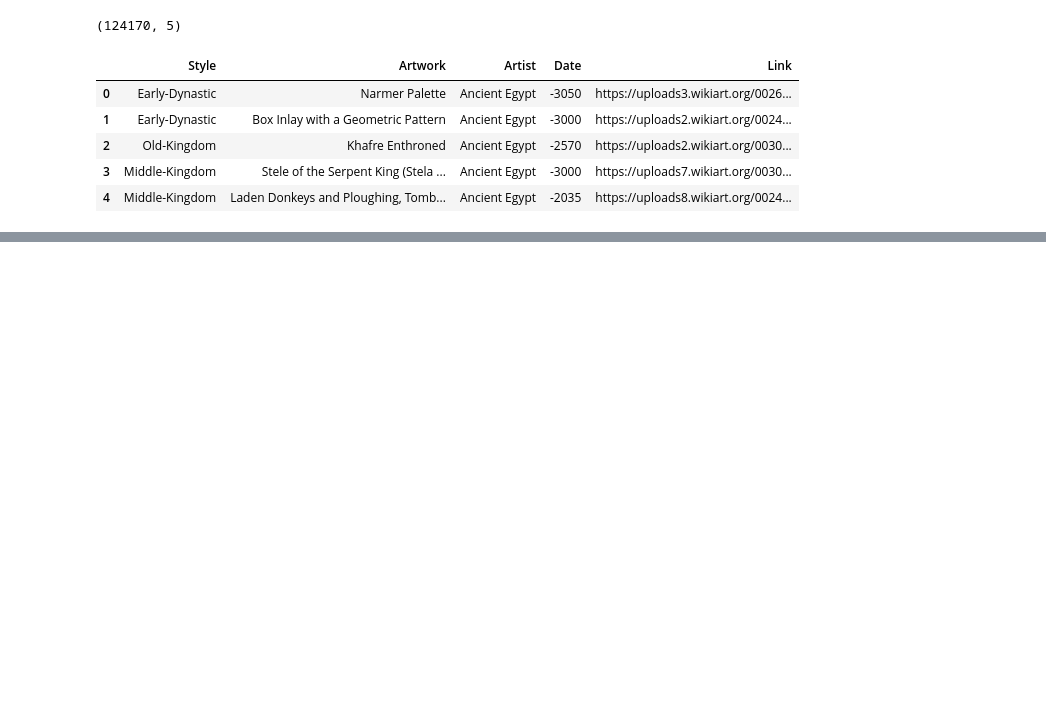
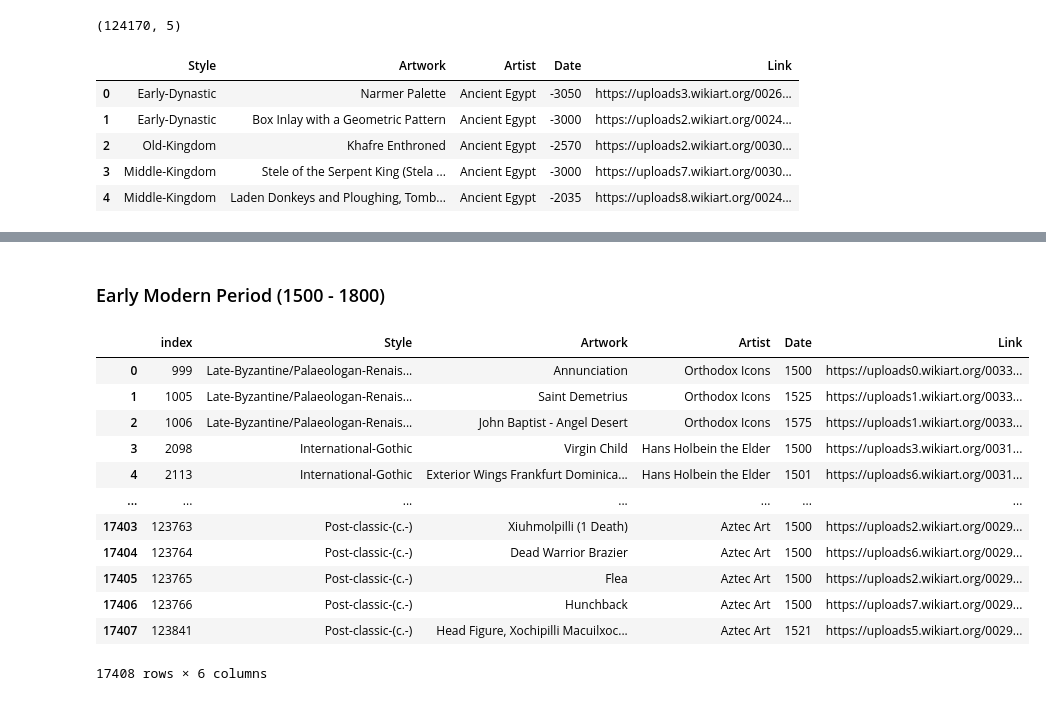
Before and after one commit to annielouu/artwork_evolution_analysis, a Jupyter notebook: wikiart_NLP.ipynb, the cells around one changed output, grey strips where cells are left out. Saved outputs shown, nothing was run; the diff lists cells and outputs as text; code cells hidden in the pictures; blank space fills up the shorter version.

```diff
--- a/wikiart_NLP.ipynb
+++ b/wikiart_NLP.ipynb
@@ -121,0 +265,21 @@ Error:
+# %% [markdown]
+### Early Modern Period (1500 - 1800)
+# %%
+wikiart_earlymo = wikiart[(wikiart['Date'] >= 1500) & (wikiart['Date'] < 1800)]
+wikiart_earlymo.reset_index(inplace=True)
+wikiart_earlymo['Artwork'] = wikiart_earlymo['Artwork'].apply(remove_stop_words)
+wikiart_earlymo
+# %% [output]
+|  | index | Style | Artwork | Artist | Date | Link |
+| 0 | 999 | Late-Byzantine/Palaeologan-Renais... | Annunciation | Orthodox Icons | 1500 | https://uploads0.wikiart.org/0033... |
+| 1 | 1005 | Late-Byzantine/Palaeologan-Renais... | Saint Demetrius | Orthodox Icons | 1525 | https://uploads1.wikiart.org/0033... |
+| 2 | 1006 | Late-Byzantine/Palaeologan-Renais... | John Baptist - Angel Desert | Orthodox Icons | 1575 | https://uploads1.wikiart.org/0033... |
+| 3 | 2098 | International-Gothic | Virgin Child | Hans Holbein the Elder | 1500 | https://uploads3.wikiart.org/0031... |
+| 4 | 2113 | International-Gothic | Exterior Wings Frankfurt Dominica... | Hans Holbein the Elder | 1501 | https://uploads6.wikiart.org/0031... |
+| ... | ... | ... | ... | ... | ... | ... |
+| 17403 | 123763 | Post-classic-(c.-) | Xiuhmolpilli (1 Death) | Aztec Art | 1500 | https://uploads2.wikiart.org/0029... |
+| 17404 | 123764 | Post-classic-(c.-) | Dead Warrior Brazier | Aztec Art | 1500 | https://uploads6.wikiart.org/0029... |
+| 17405 | 123765 | Post-classic-(c.-) | Flea | Aztec Art | 1500 | https://uploads2.wikiart.org/0029... |
+| 17406 | 123766 | Post-classic-(c.-) | Hunchback | Aztec Art | 1500 | https://uploads7.wikiart.org/0029... |
+| 17407 | 123841 | Post-classic-(c.-) | Head Figure, Xochipilli Macuilxoc... | Aztec Art | 1521 | https://uploads5.wikiart.org/0029... |
+17408 rows × 6 columns
```
Also changed, not shown: parts of 43 cells of this notebook, 1 other file.
